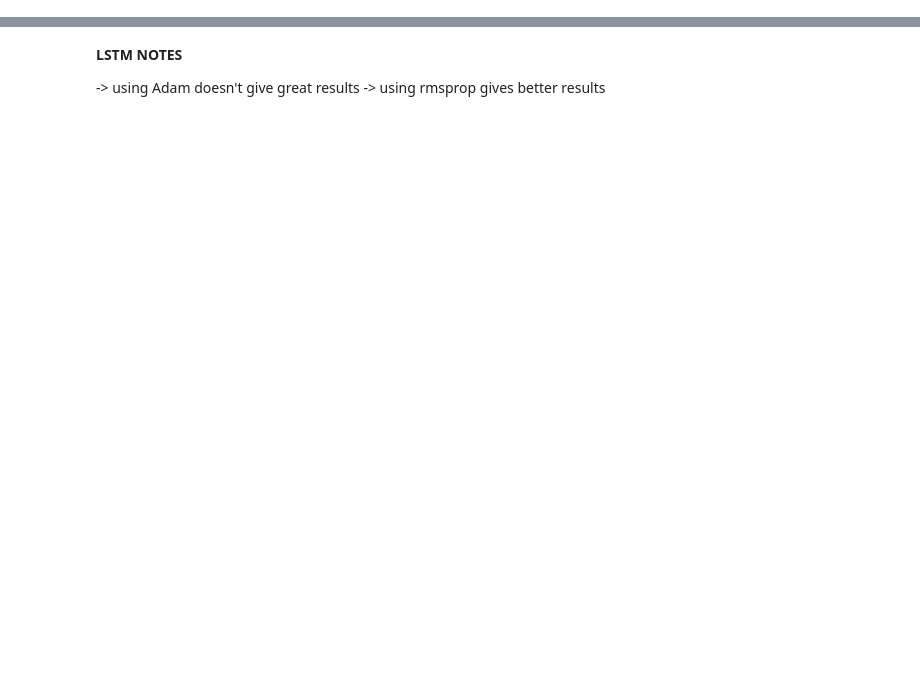
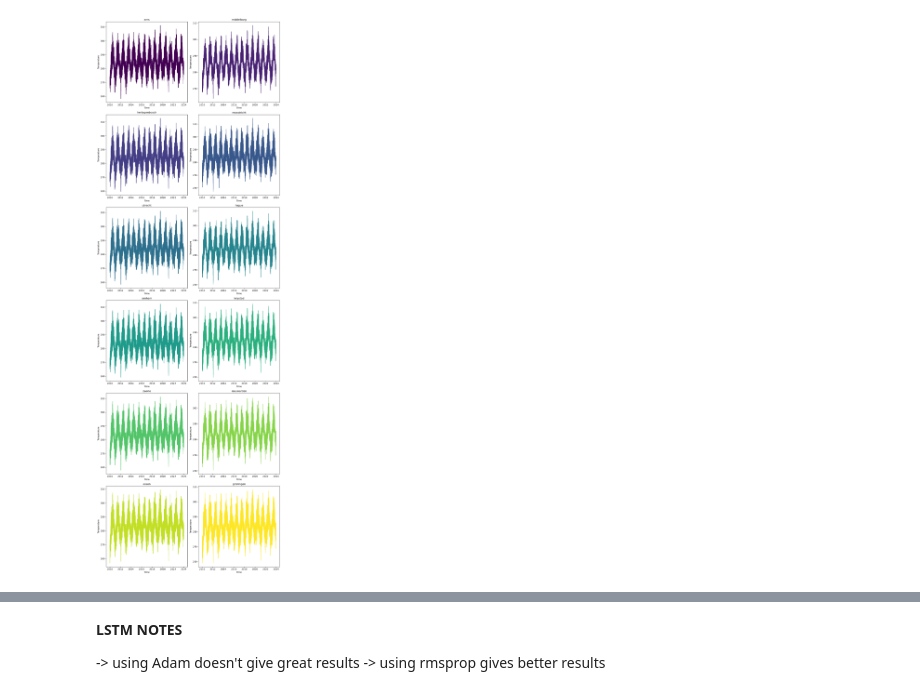
Before and after one commit to AlexaVT03/Project2-2, a Jupyter notebook: Project_2-2/Python/LSTM/LSTM.ipynb, the cells around one changed output, grey strips where cells are left out. Cells and saved outputs as stored; diff of their text form; code cells hidden in the pictures; blank space fills up the shorter version.

```diff
--- a/Project_2-2/Python/LSTM/LSTM.ipynb
+++ b/Project_2-2/Python/LSTM/LSTM.ipynb
@@ -70,14 +32,0 @@ X_train_scaled, X_valid_scaled, Y_train, Y_valid = X_train_scaled[:-2], X_valid_
-# %%
-# Reshape the input data to tensors
-X_train_tensor = tf.convert_to_tensor(X_train_scaled.reshape(-1, 4, X_train_scaled.shape[1]))
-X_valid_tensor = tf.convert_to_tensor(X_valid_scaled.reshape(-1, 4, X_valid_scaled.shape[1]))
-
-# Convert output data to tensors
-Y_train_tensor = tf.convert_to_tensor(Y_train.reshape(-1, 4), dtype=tf.float32)
-Y_valid_tensor = tf.convert_to_tensor(Y_valid.reshape(-1, 4), dtype=tf.float32)
-
-# DEBUG
-print("X_train_tensor shape:", X_train_tensor.shape)
-print("X_valid_tensor shape:", X_valid_tensor.shape)
-print("Y_train_tensor shape:", Y_train_tensor.shape)
-print("Y_valid_tensor shape:", Y_valid_tensor.shape)
@@ -83,0 +68,6 @@ print("Y_valid_tensor shape:", Y_valid_tensor.shape)
+# %%
+dataframes_tr = [ams_tr, middelburg_tr, hertogenbosch_tr, maastricht_tr, utrecht_tr, hague_tr, arnhem_tr,
+              lelystad_tr, zwolle_tr, leeuwarden_tr, assen_tr, groningen_tr]
+
+df_names = ['ams', 'middelburg', 'hertogenbosch', 'maastricht', 'utrecht', 'hague', 'arnhem',
+            'lelystad', 'zwolle', 'leeuwarden', 'assen', 'groningen']
@@ -83,0 +155,40 @@ print("Y_valid_tensor shape:", Y_valid_tensor.shape)
+# %%
+import matplotlib.pyplot as plt
+import matplotlib.cm as cm
+import numpy as np
+
+# Example: dataframes_tr = [city1_df, city2_df, city3_df, ...]
+# Each DataFrame should have a 'time' column and 't2m' column (temperature).
+
+num_cities = len(dataframes_tr)
+num_cols = 2  # Number of columns in the subplot grid
+num_rows = (num_cities + num_cols - 1) // num_cols  # Calculate number of rows needed
+
+fig, axs = plt.subplots(num_rows, num_cols, figsize=(12, 6 * num_rows))
+
+# Generate a list of colors from a colormap
+colors = cm.viridis(np.linspace(0, 1, num_cities))
+
+for i, (city, color) in enumerate(zip(dataframes_tr, colors)):
+    row = i // num_cols
+    col = i % num_cols
+
+    # Assuming 'time' is a column and 't2m' is the temperature column
+    # Convert 'time' column to datetime if it's not already
+    if not np.issubdtype(city['time'].dtype, np.datetime64):
+        city['time'] = pd.to_datetime(city['time'])
+
+    axs[row, col].plot(city['time'], city['t2m'], color=color)
+    axs[row, col].set_title(df_names[i])
+    axs[row, col].set_xlabel('Time')
+    axs[row, col].set_ylabel('Temperature')
+
+# If the number of cities is not a perfect multiple of the number of columns,
+# hide any empty subplots
+for j in range(i + 1, num_rows * num_cols):
+    fig.delaxes(axs.flatten()[j])
+
+plt.tight_layout()
+plt.show()
+# %% [output]
+[figure, added]
```
Also changed, not shown: parts of 38 cells of this notebook, 1 other file.
